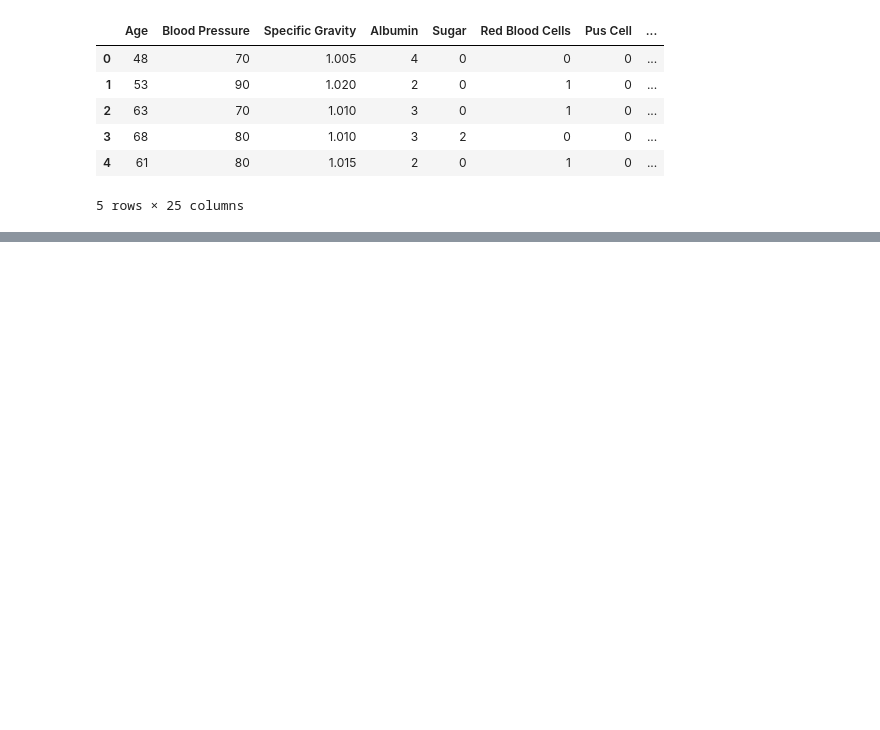
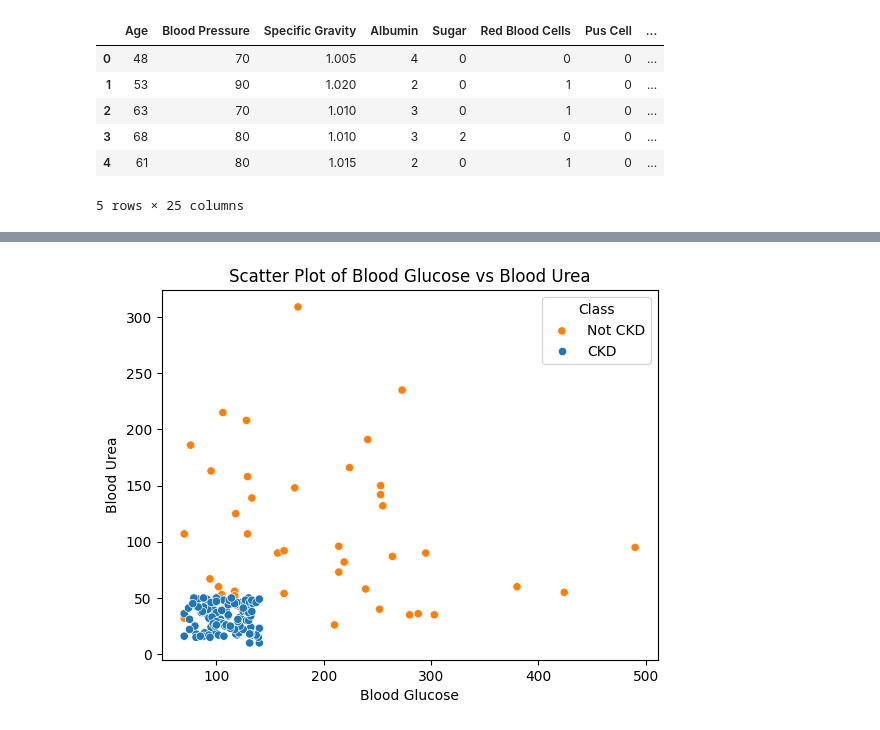
Before and after one commit to Shotza247/Chronic_Kidney_Disease_Class, a Jupyter notebook: CKD_Observation.ipynb, the cells around one changed output, grey strips where cells are left out. Drawn from its saved outputs; the diff is of its cells as text; code cells hidden in the pictures; blank space fills up the shorter version.

```diff
--- a/CKD_Observation.ipynb
+++ b/CKD_Observation.ipynb
@@ -138,0 +157,9 @@ ckd_data.head()
+# %%
+sns.scatterplot(x='Blood Glucose', y='Blood Urea', hue='Class', data=ckd_data)
+plt.title('Scatter Plot of Blood Glucose vs Blood Urea')
+plt.xlabel('Blood Glucose')
+plt.ylabel('Blood Urea')
+plt.legend(title='Class',labels=['Not CKD', 'CKD'])
+plt.show()
+# %% [output]
+[figure, added]
```
Also changed, not shown: parts of 6 cells of this notebook.
